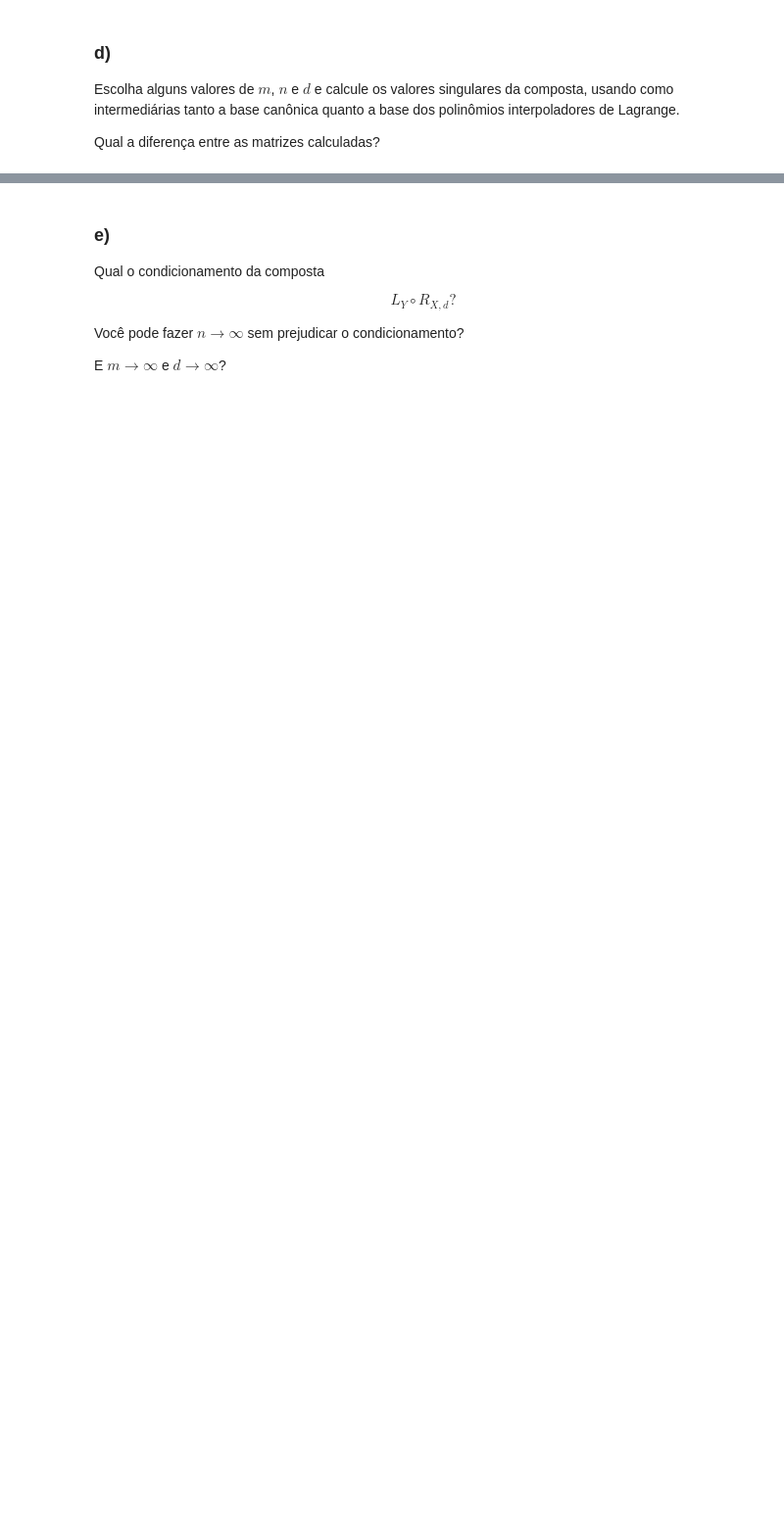
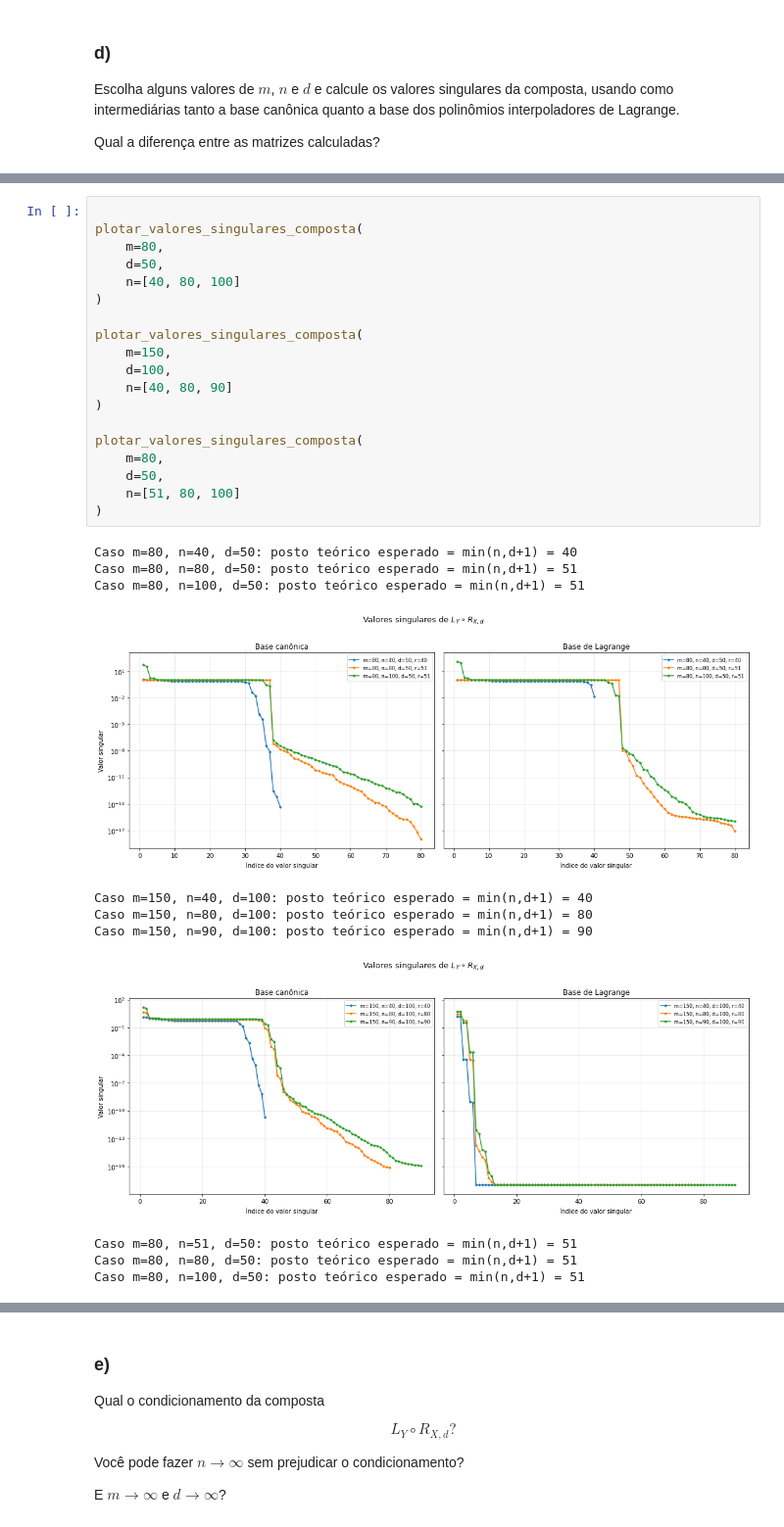
Before and after one commit to aliicerabello/fgv-aln-projeto3, a Jupyter notebook: q3.ipynb, the cells around one changed output, grey strips where cells are left out. Shown at 98% size. Cells and saved outputs as stored; diff of their text form; blank space fills up the shorter version.

```diff
--- a/q3.ipynb
+++ b/q3.ipynb
@@ -541,0 +372,31 @@ def heatmap_diferenca_compostas(
+# %%
+
+plotar_valores_singulares_composta(
+    m=80,
+    d=50,
+    n=[40, 80, 100]
+)
+
+plotar_valores_singulares_composta(
+    m=150,
+    d=100,
+    n=[40, 80, 90]
+)
+
+plotar_valores_singulares_composta(
+    m=80,
+    d=50,
+    n=[51, 80, 100]
+)
+# %% [output]
+Caso m=80, n=40, d=50: posto teórico esperado = min(n,d+1) = 40
+Caso m=80, n=80, d=50: posto teórico esperado = min(n,d+1) = 51
+Caso m=80, n=100, d=50: posto teórico esperado = min(n,d+1) = 51
+[figure, added]
+Caso m=150, n=40, d=100: posto teórico esperado = min(n,d+1) = 40
+Caso m=150, n=80, d=100: posto teórico esperado = min(n,d+1) = 80
+Caso m=150, n=90, d=100: posto teórico esperado = min(n,d+1) = 90
+[figure, added]
+Caso m=80, n=51, d=50: posto teórico esperado = min(n,d+1) = 51
+Caso m=80, n=80, d=50: posto teórico esperado = min(n,d+1) = 51
+Caso m=80, n=100, d=50: posto teórico esperado = min(n,d+1) = 51
```
Also changed, not shown: parts of 53 cells of this notebook, 1 other file.
